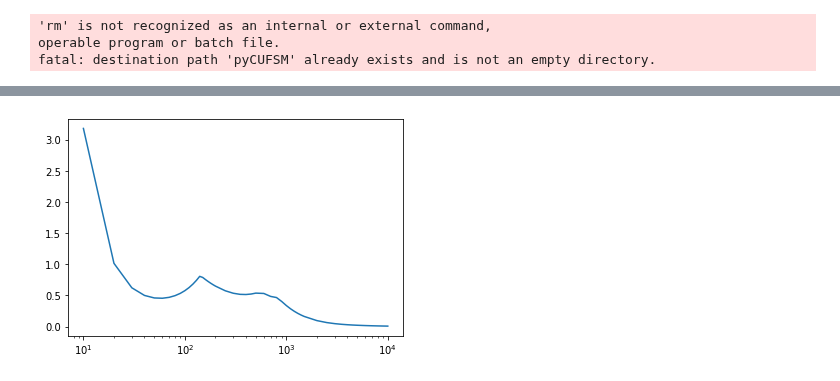
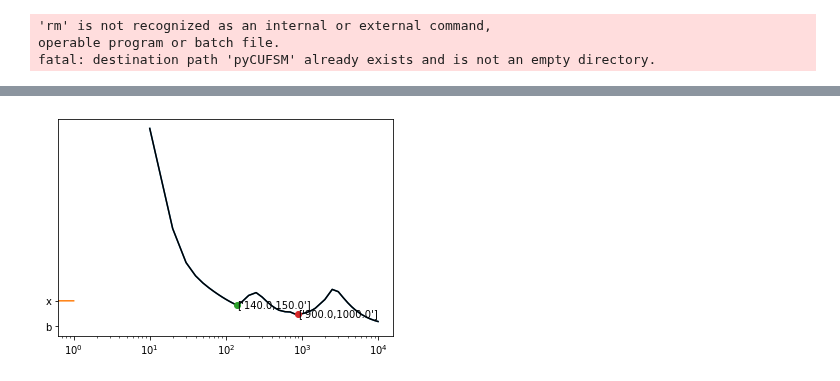
Before and after one commit to ClearCalcs/pyCUFSM, a Jupyter notebook: Untitled.ipynb, the cells around one changed output, grey strips where cells are left out. Drawn from its saved outputs; the diff is of its cells as text; code cells hidden in the pictures.

```diff
--- a/Untitled.ipynb
+++ b/Untitled.ipynb
@@ -171,31 +169,31 @@ x = dispshap.dispshap(undef, node, element, mode, scalem, springs, m_a, b_c ,Sur
 # %%
 ####SIGNATURE CURVE####
 ###Buckling halfwavelenth plot from a signature analysis
-plt.semilogx(lengths, signature)
-plt.show()
+# plt.semilogx(lengths, signature)
+# plt.show()
 clas = 0
 minopt = 1
 logopt = 1
 clasopt = 0
 xmin = np.min(lengths)*10/11
 xmax = np.max(lengths)*11/10
 ymin = 0
 curve_sign = np.zeros((len(lengths),2))
 curve = np.zeros(((len(lengths),n_eigs,2)))
 for j in range(len(lengths)):
-    for in range(n_eigs):
-        curve[j, i, 0] = length[j]
+    for i in range(n_eigs):
+        curve[j, i, 0] = lengths[j]
         curve[j, i, 1] = curves[j, i]
 for j in range(len(lengths)):
     curve_sign[j, 0] = lengths[j]
-    curve_sign[j, 1] = curve[j, modeindex-1]
+    curve_sign[j, 1] = curves[j, modeindex-1]
 ymax = np.min([np.max(curve_sign[:, 1]), 3*np.median(curve_sign[:, 1])])
 modedisplay = [1]
 fileindex = 1
 picpoint = [lengths[length_index-1], curve[length_index-1, modeindex-1]]
 #CALL THE CURVE
-#thecurve3.thecurve3(curve, clas, fileddisplay, minopt, logopt, clasopt, xmin, xmax,
-#ymin, ymax, modedisplay, fileindex, modeindex, picpoint)
+thecurve3.thecurve3(curve, clas, fileddisplay, minopt, logopt, clasopt, xmin, xmax,
+ymin, ymax, modedisplay, fileindex, modeindex, picpoint)
 plt.show()
 # %% [output]
-[figure, old version]
+[figure, new version]
```
Also changed, not shown: parts of 2 cells of this notebook.
